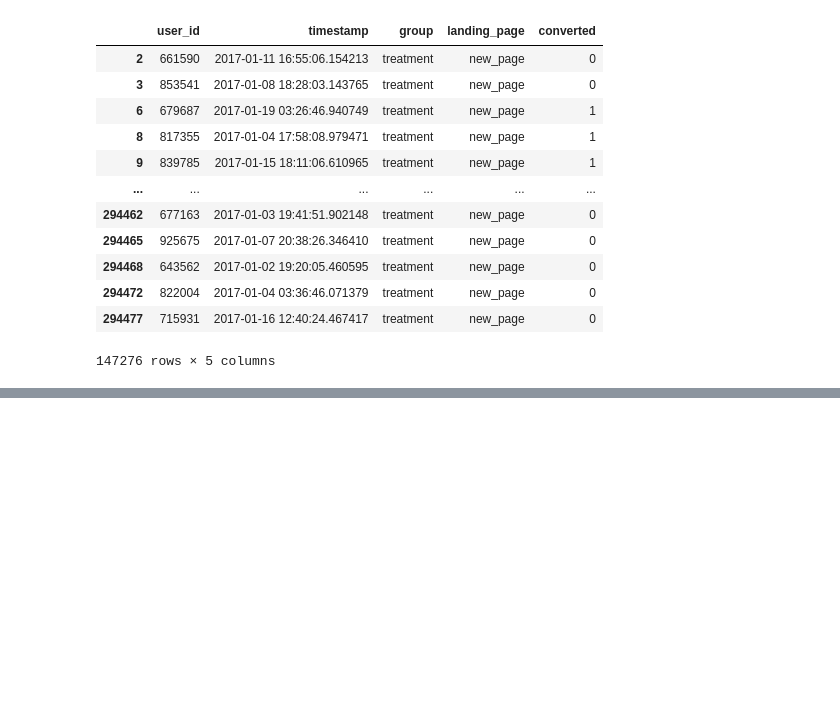
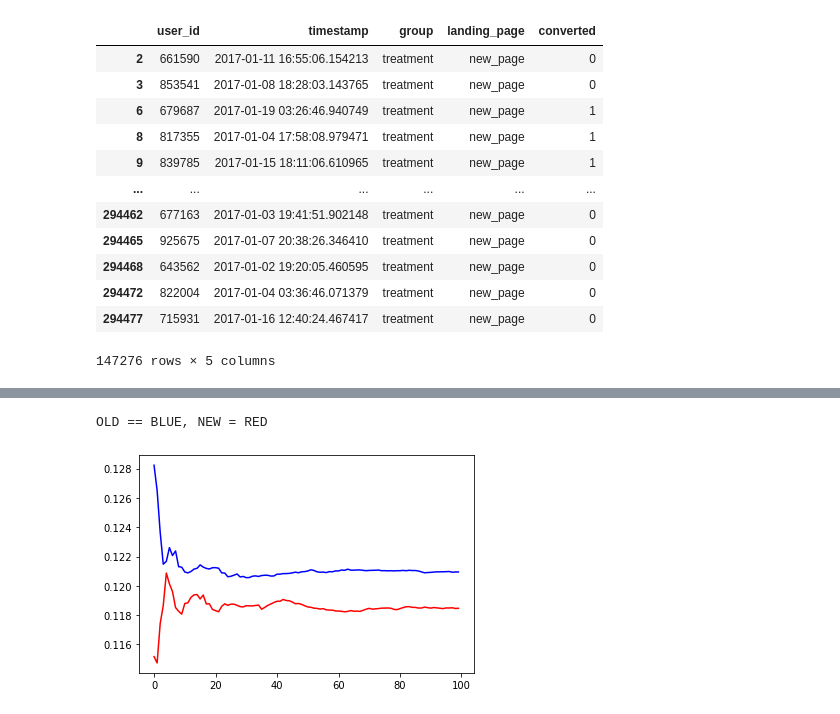
Before and after one commit to tamaraamicic/MAT4376_Project2, a Jupyter notebook: Project2_Tanner.ipynb, the cells around one changed output, grey strips where cells are left out. Saved outputs shown, nothing was run; the diff lists cells and outputs as text; code cells hidden in the pictures; blank space fills up the shorter version.

```diff
--- a/Project2_Tanner.ipynb
+++ b/Project2_Tanner.ipynb
@@ -175,0 +294,13 @@ llh_conv_new :6.02944949378254e-08 llh_conv_old :0.002719843593643743
+# %%
+timeline = generate_sample_study(ab_data, 100)
+synthetic1 = generate_synthetic_data(0.10, 0.11, 100, 250)
+synthetic2 = generate_synthetic_data(0.11, 0.10, 100, 250)
+synthetic3 = generate_synthetic_data(0.10, 0.10, 100, 250)
+# %%
+print("OLD == BLUE, NEW = RED")
+plt.plot(timeline['time'], timeline['cumulative_old_page_conversion_rate'], color='blue')
+plt.plot(timeline['time'], timeline['cumulative_new_page_conversion_rate'], color='red')
+plt.show()
+# %% [output]
+OLD == BLUE, NEW = RED
+[figure, added]
```
Also changed, not shown: parts of 12 cells of this notebook.
